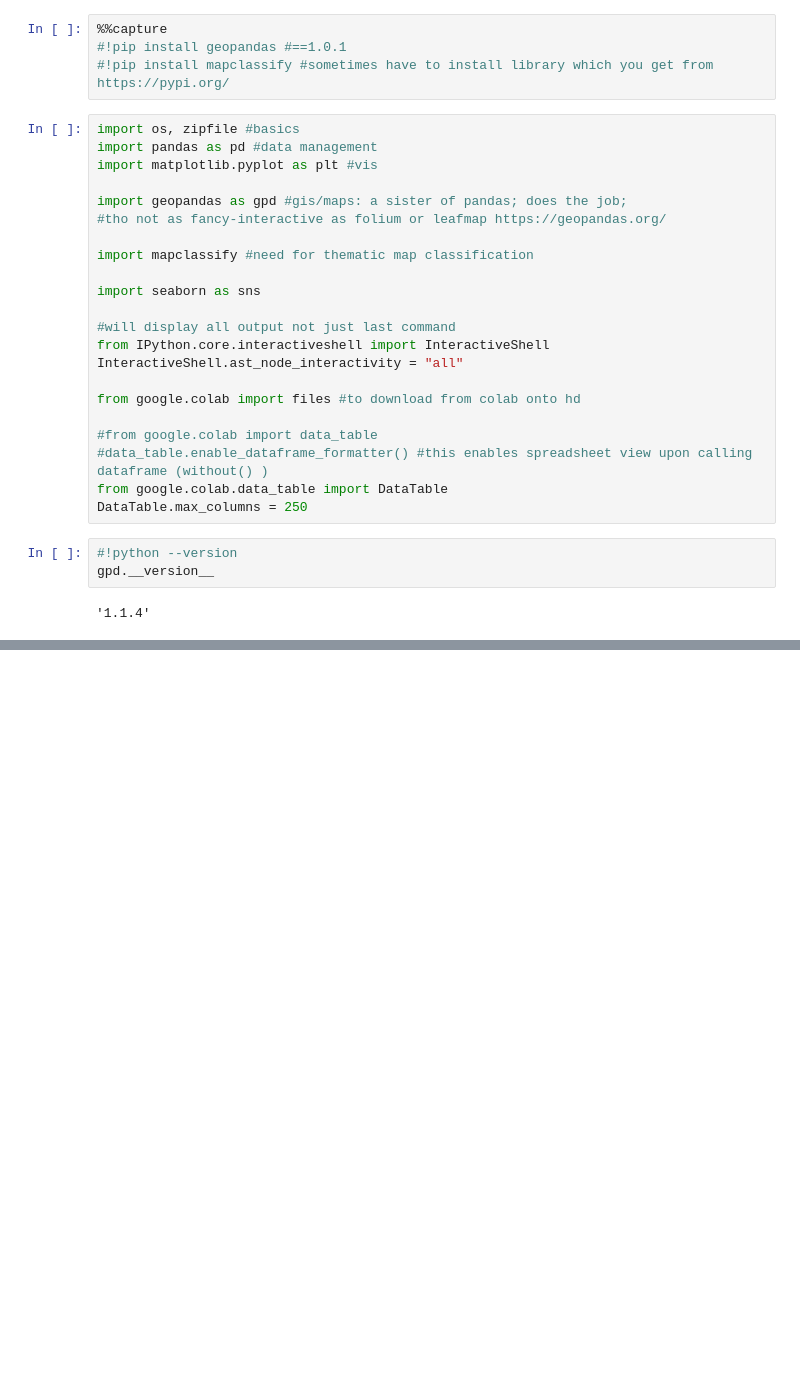
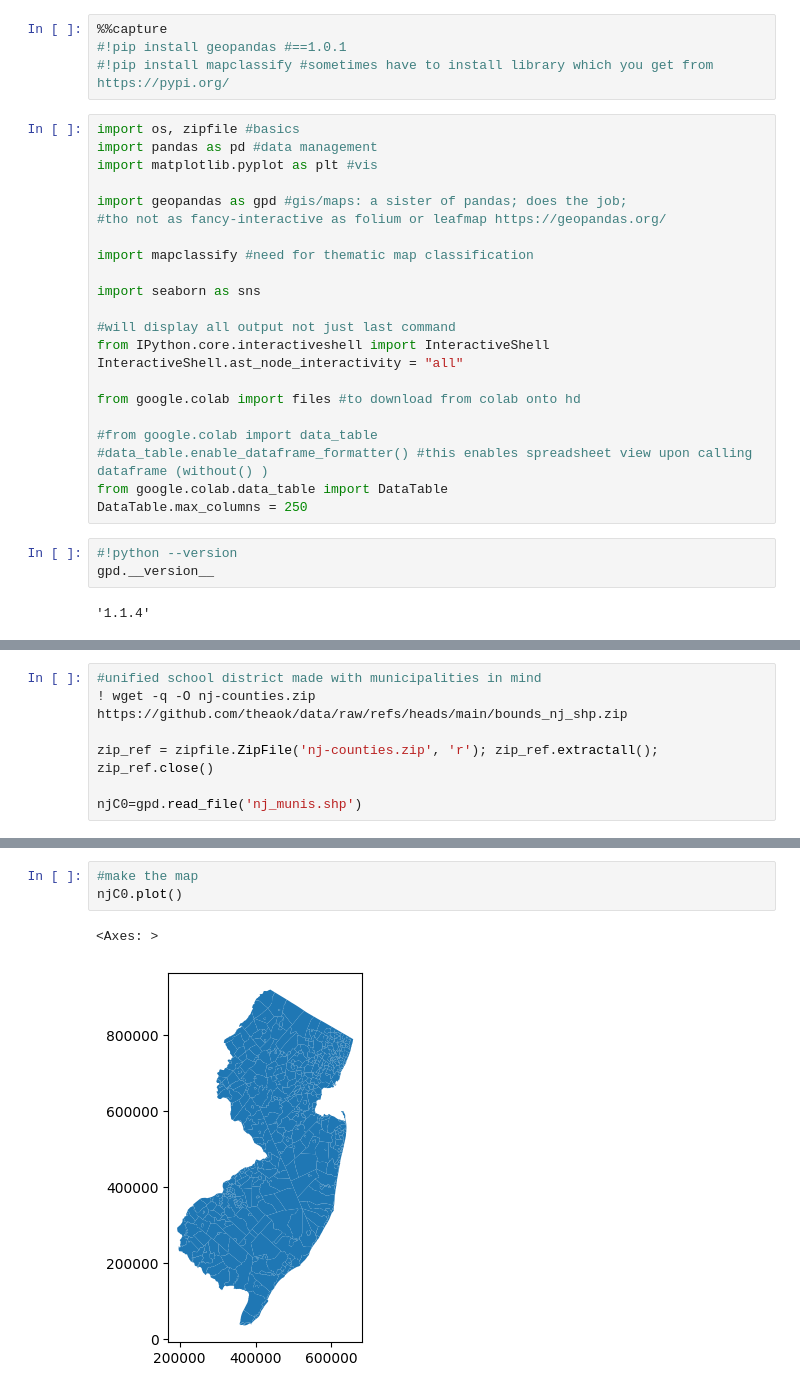
Before and after one commit to MhiyaJ/My-GIS-Stuff, a Jupyter notebook: After_School_Programs.ipynb, the cells around one changed output, grey strips where cells are left out. Saved outputs shown, nothing was run; the diff lists cells and outputs as text; blank space fills up the shorter version.

```diff
--- a/After_School_Programs.ipynb
+++ b/After_School_Programs.ipynb
@@ -51,0 +56,7 @@ njSch.plot()
+# %%
+#unified school district made with municipalities in mind
+! wget -q -O nj-counties.zip https://github.com/theaok/data/raw/refs/heads/main/bounds_nj_shp.zip
+
+zip_ref = zipfile.ZipFile('nj-counties.zip', 'r'); zip_ref.extractall(); zip_ref.close()
+
+njC0=gpd.read_file('nj_munis.shp')
@@ -51,0 +77,6 @@ njSch.plot()
+# %%
+#make the map
+njC0.plot()
+# %% [output]
+<Axes: >
+[figure, added]
```
Also changed, not shown: parts of 7 cells of this notebook.
